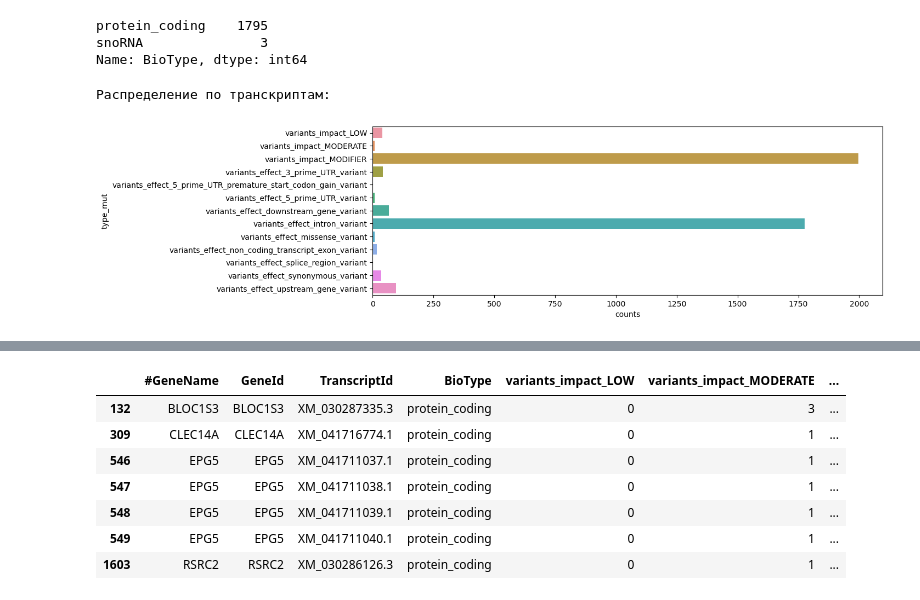
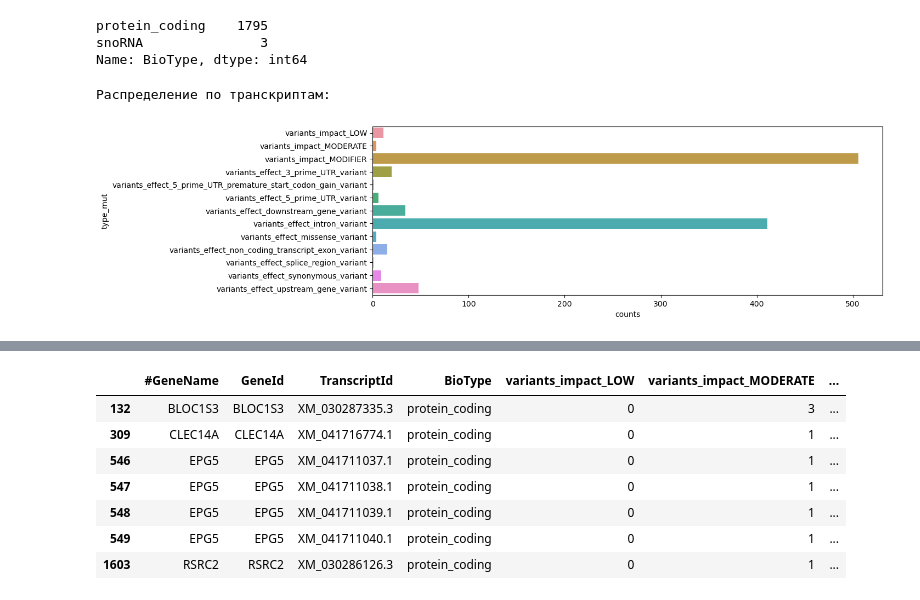
Before and after one commit to aadenisova/bird_innovation, a Jupyter notebook: scripts/Gene_SNP_analysis.ipynb, the cells around one changed output, grey strips where cells are left out. Cells and saved outputs as stored; diff of their text form; code cells hidden in the pictures.

Commit message:
edit: Now bar plot reflects counts for each unique gene

```diff
--- a/scripts/Gene_SNP_analysis.ipynb
+++ b/scripts/Gene_SNP_analysis.ipynb
@@ -225,14 +217,14 @@ Name: BioType, dtype: int64
 # %%
 print('Распределение по транскриптам:')
 
-df_counts_types = pd.DataFrame((df_genes[df_genes.columns[4:]]!=0).sum(), columns = ['counts'])
+df_counts_types = pd.DataFrame((df_genes.groupby("GeneId").sum()!=0).sum(), columns = ['counts'])
 df_counts_types['type_mut'] = df_counts_types.index
 
 plt.figure(figsize = (12,4))
 sns.barplot(data = df_counts_types, x = 'counts', y = 'type_mut')
 plt.show()
 df_counts_types.T
 # %% [output]
 Распределение по транскриптам:
-[figure, old version]
+[figure, new version]
 |  | variants_impact_LOW | variants_impact_MODERATE | variants_impact_MODIFIER | variants_effect_3_prime_UTR_variant | ... |
```
Also changed, not shown: parts of 6 cells of this notebook.
